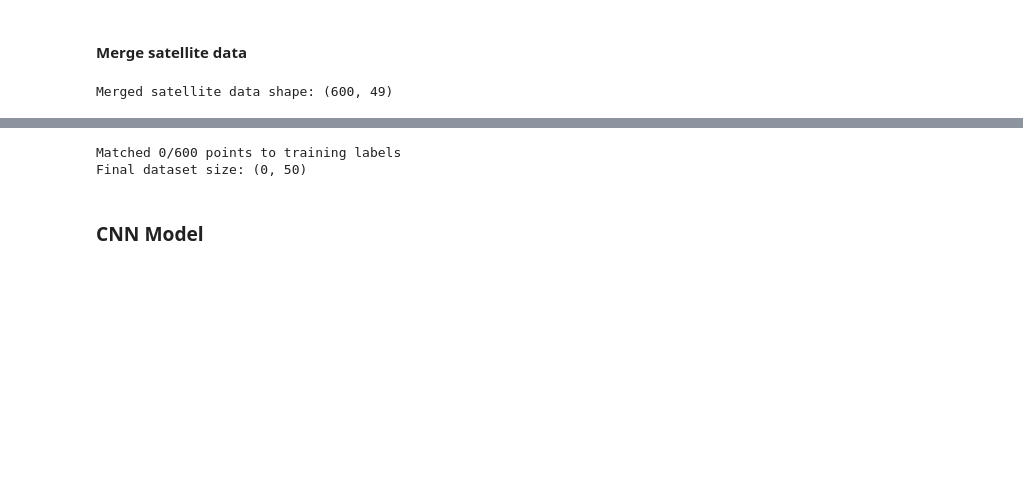
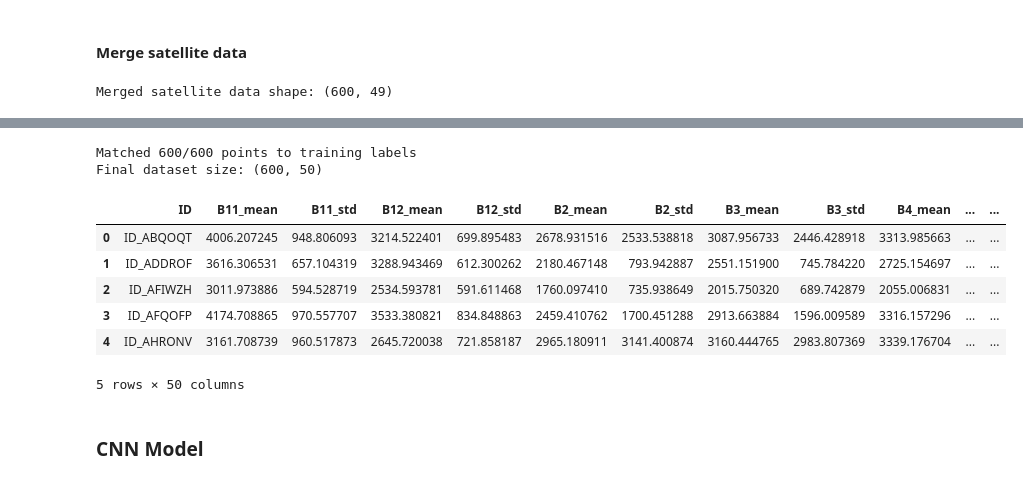
Before and after one commit to AI-Moguls/Week8_AI_For_SoftwareEngineering-, a Jupyter notebook: index.ipynb, the cells around one changed output, grey strips where cells are left out. Drawn from its saved outputs; the diff is of its cells as text; code cells hidden in the pictures; blank space fills up the shorter version.

Commit message:
Kaggle Notebook | geoai_cropland.ipynb | Version 8

```diff
--- a/index.ipynb
+++ b/index.ipynb
@@ -146,21 +146,20 @@ def load_training_data():
     fergana = gpd.read_file("/kaggle/input/geoai-challenge-for-cropland-mapping-dry-dataset/Train/Fergana_training_samples.shp")
     orenburg = gpd.read_file("/kaggle/input/geoai-challenge-for-cropland-mapping-dry-dataset/Train/Orenburg_training_samples.shp")
 
-    # Manually set CRS
-    fergana.crs = "EPSG:32642"
-    orenburg.crs = "EPSG:32640"
+    # Do NOT set CRS or convert CRS, just extract coordinates
+    # Only calculate centroids if geometry is not already Point
+    if not all(fergana.geometry.geom_type == "Point"):
+        fergana['geometry'] = fergana.geometry.centroid
+    if not all(orenburg.geometry.geom_type == "Point"):
+        orenburg['geometry'] = orenburg.geometry.centroid
 
-    # Convert to WGS84
-    fergana = fergana.to_crs("EPSG:4326")
-    orenburg = orenburg.to_crs("EPSG:4326")
+    fergana['lon'] = fergana.geometry.x
+    fergana['lat'] = fergana.geometry.y
+    orenburg['lon'] = orenburg.geometry.x
+    orenburg['lat'] = orenburg.geometry.y
 
-    # Convert to centroids
-    fergana['geometry'] = fergana.geometry.centroid
-    orenburg['geometry'] = orenburg.geometry.centroid
-
-    # Combine datasets
-    gdf = gpd.GeoDataFrame(pd.concat([fergana, orenburg]), crs="EPSG:4326")
-    gdf['lon'] = gdf.geometry.x
-    gdf['lat'] = gdf.geometry.y
-
+    gdf = pd.concat([fergana, orenburg])
+    print(gdf[['lon', 'lat']].head())
+    print("Train lon range:", gdf['lon'].min(), gdf['lon'].max())
+    print("Train lat range:", gdf['lat'].min(), gdf['lat'].max())
     return gdf[['Cropland', 'lon', 'lat']]
@@ -274,4 +346,14 @@ if coords['translated_lon'].max() > 180 or coords['translated_lat'].max() > 90:
 # %%
-# Match training labels to satellite points
+# Increase threshold
+MAX_DIST = 0.5
+
+# Re-run KDTree matching
 tree = KDTree(train_gdf[['lon', 'lat']].values)
 distances, indices = tree.query(coords[['translated_lon', 'translated_lat']].values, k=1)
+valid_mask = distances.flatten() <= MAX_DIST
+
+labels = pd.DataFrame({
+    'ID': coords['ID'],
+    'label': np.where(valid_mask, train_gdf.iloc[indices.flatten()]['Cropland'].values, -1),
+    'distance': distances.flatten()
+})
@@ -295,9 +366,17 @@ print(f"Matched {len(valid_labels)}/{len(coords)} points to training labels")
 full_data = pd.merge(satellite_data, valid_labels, on='ID')
 print(f"Final dataset size: {full_data.shape}")
 # %% [output]
-Matched 0/600 points to training labels
-Final dataset size: (0, 50)
+Matched 600/600 points to training labels
+Final dataset size: (600, 50)
 # %%
-train_df.head()
+full_data.head()
+# %% [output]
+|  | ID | B11_mean | B11_std | B12_mean | B12_std | B2_mean | B2_std | B3_mean | B3_std | B4_mean | ... | ... |
+| 0 | ID_ABQOQT | 4006.207245 | 948.806093 | 3214.522401 | 699.895483 | 2678.931516 | 2533.538818 | 3087.956733 | 2446.428918 | 3313.985663 | ... | ... |
+| 1 | ID_ADDROF | 3616.306531 | 657.104319 | 3288.943469 | 612.300262 | 2180.467148 | 793.942887 | 2551.151900 | 745.784220 | 2725.154697 | ... | ... |
+| 2 | ID_AFIWZH | 3011.973886 | 594.528719 | 2534.593781 | 591.611468 | 1760.097410 | 735.938649 | 2015.750320 | 689.742879 | 2055.006831 | ... | ... |
+| 3 | ID_AFQOFP | 4174.708865 | 970.557707 | 3533.380821 | 834.848863 | 2459.410762 | 1700.451288 | 2913.663884 | 1596.009589 | 3316.157296 | ... | ... |
+| 4 | ID_AHRONV | 3161.708739 | 960.517873 | 2645.720038 | 721.858187 | 2965.180911 | 3141.400874 | 3160.444765 | 2983.807369 | 3339.176704 | ... | ... |
+5 rows × 50 columns
 # %%
 # Train-test split
```
Also changed, not shown: parts of 9 cells of this notebook.
